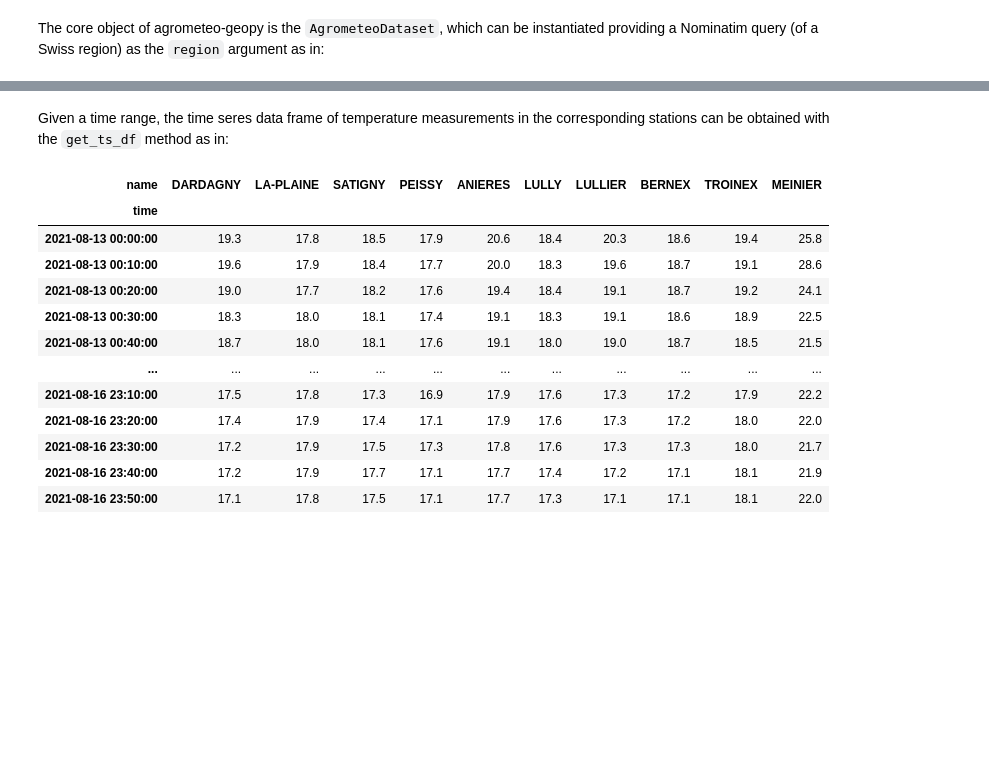
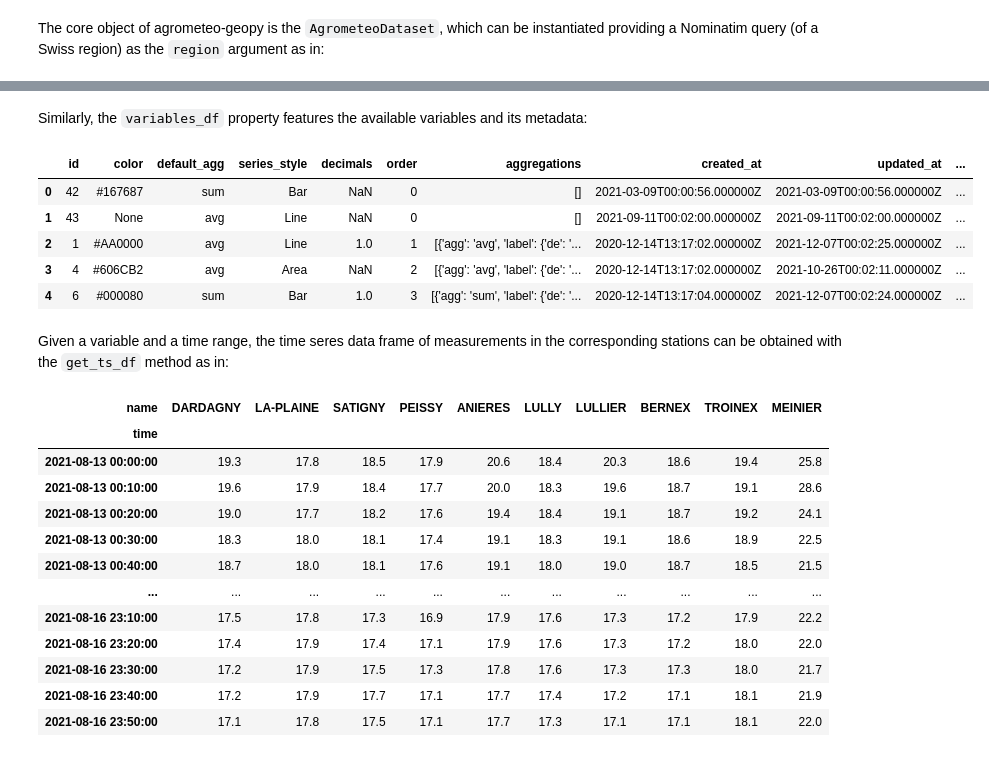
Before and after one commit to martibosch/agrometeo-geopy, a Jupyter notebook: docs/usage.ipynb, the cells around one changed output, grey strips where cells are left out. Drawn from its saved outputs; the diff is of its cells as text; code cells hidden in the pictures; blank space fills up the shorter version.

```diff
--- a/docs/usage.ipynb
+++ b/docs/usage.ipynb
@@ -36,3 +30,14 @@ agm_ds.station_gdf
+# %% [markdown]
+Similarly, the `variables_df` property features the available variables and its metadata:
+# %%
+agm_ds.variables_df.head()
+# %% [output]
+|  | id | color | default_agg | series_style | decimals | order | aggregations | created_at | updated_at | ... |
+| 0 | 42 | #167687 | sum | Bar | NaN | 0 | [] | 2021-03-09T00:00:56.000000Z | 2021-03-09T00:00:56.000000Z | ... |
+| 1 | 43 | None | avg | Line | NaN | 0 | [] | 2021-09-11T00:02:00.000000Z | 2021-09-11T00:02:00.000000Z | ... |
+| 2 | 1 | #AA0000 | avg | Line | 1.0 | 1 | [{'agg': 'avg', 'label': {'de': '... | 2020-12-14T13:17:02.000000Z | 2021-12-07T00:02:25.000000Z | ... |
+| 3 | 4 | #606CB2 | avg | Area | NaN | 2 | [{'agg': 'avg', 'label': {'de': '... | 2020-12-14T13:17:02.000000Z | 2021-10-26T00:02:11.000000Z | ... |
+| 4 | 6 | #000080 | sum | Bar | 1.0 | 3 | [{'agg': 'sum', 'label': {'de': '... | 2020-12-14T13:17:04.000000Z | 2021-12-07T00:02:24.000000Z | ... |
 # %% [markdown]
-Given a time range, the time seres data frame of temperature measurements in the corresponding stations can be obtained with the `get_ts_df` method as in:
+Given a variable and a time range, the time seres data frame of measurements in the corresponding stations can be obtained with the `get_ts_df` method as in:
 # %%
```
Also changed, not shown: parts of 8 cells of this notebook.
